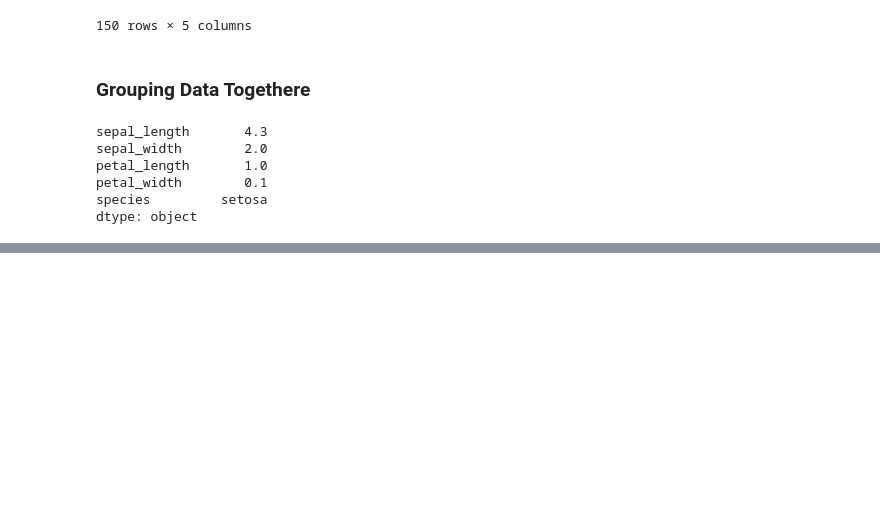
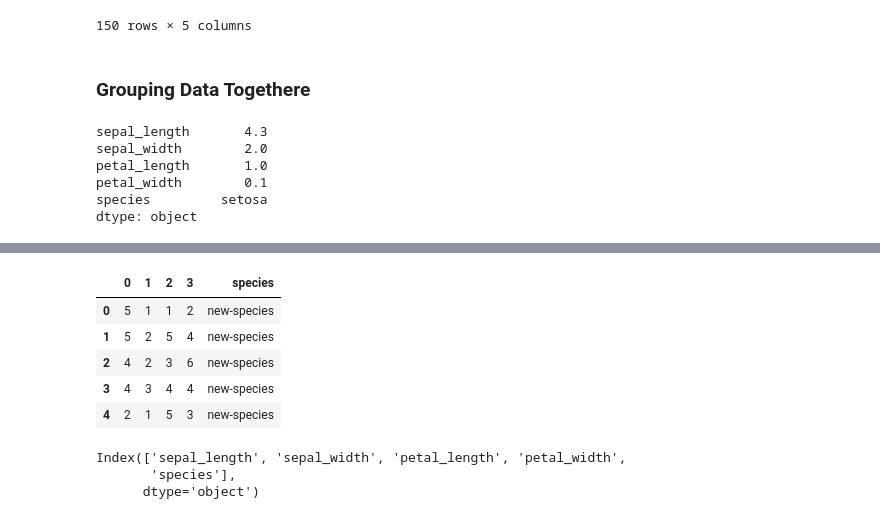
Before and after one commit to shreyabhalgat/Data-Science, a Jupyter notebook: Pandas/Iris Dataset Intro.ipynb, the cells around one changed output, grey strips where cells are left out. Drawn from its saved outputs; the diff is of its cells as text; code cells hidden in the pictures; blank space fills up the shorter version.

```diff
--- a/Pandas/Iris Dataset Intro.ipynb
+++ b/Pandas/Iris Dataset Intro.ipynb
@@ -268,0 +462,15 @@ dtype: object
+# %%
+new_df.head()
+# %% [output]
+|  | 0 | 1 | 2 | 3 | species |
+| 0 | 5 | 1 | 1 | 2 | new-species |
+| 1 | 5 | 2 | 5 | 4 | new-species |
+| 2 | 4 | 2 | 3 | 6 | new-species |
+| 3 | 4 | 3 | 4 | 4 | new-species |
+| 4 | 2 | 1 | 5 | 3 | new-species |
+# %%
+iris.columns
+# %% [output]
+Index(['sepal_length', 'sepal_width', 'petal_length', 'petal_width',
+       'species'],
+      dtype='object')
```
Also changed, not shown: parts of 35 cells of this notebook, 14 other files.
